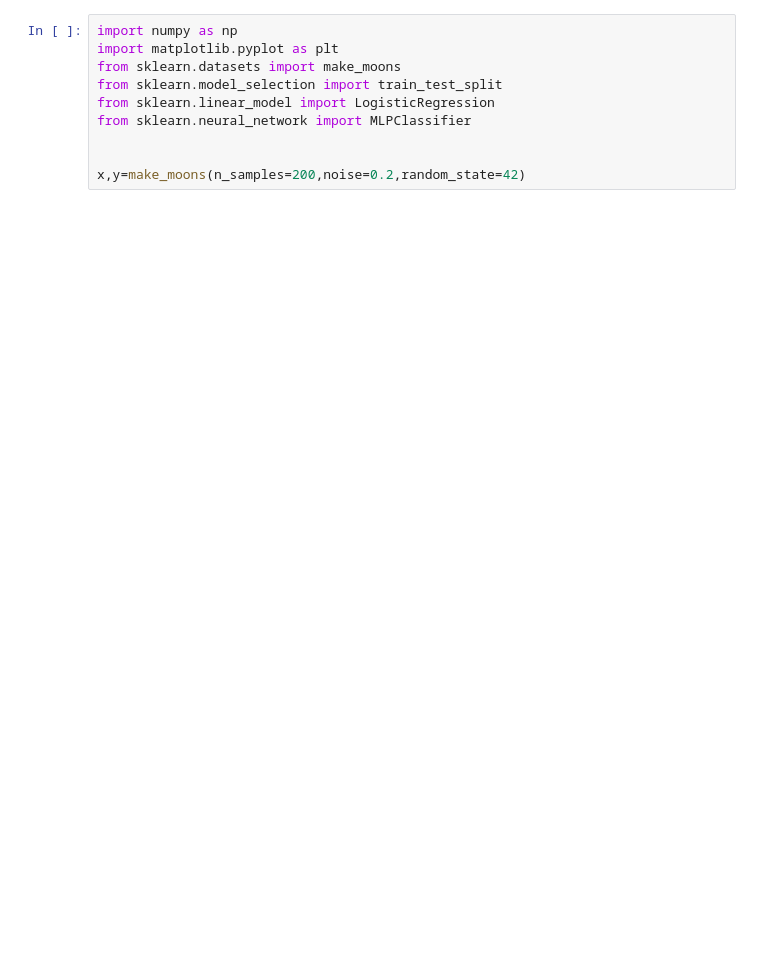
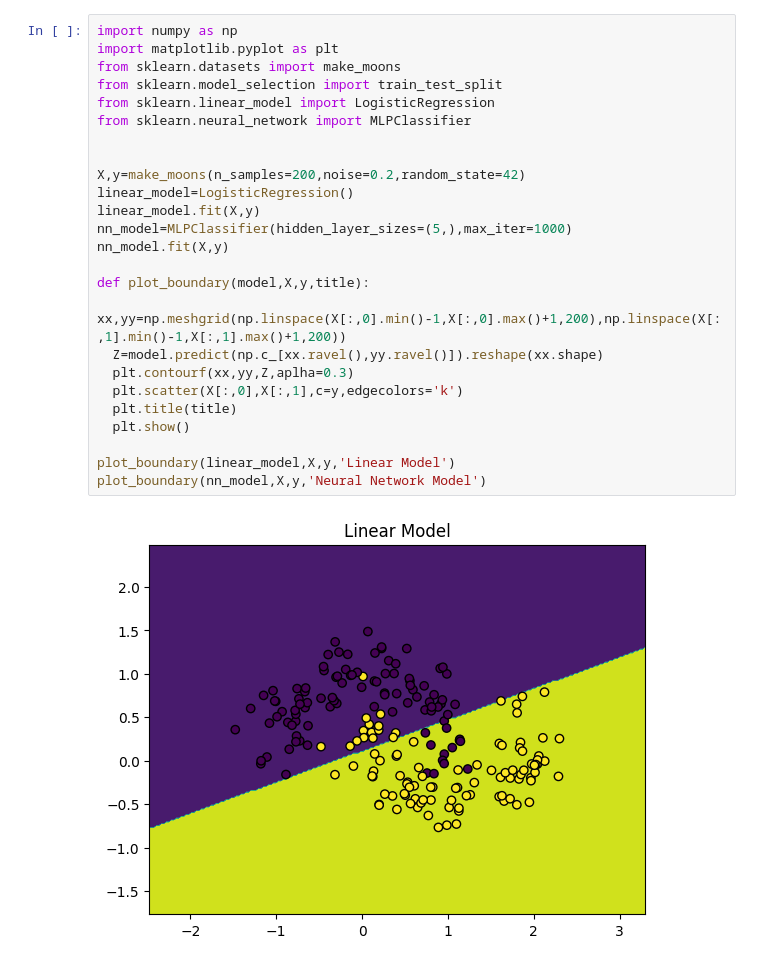
Before and after one commit to Devansh-AIML/2201641640019, a Jupyter notebook: chapter_appendix-tools-for-deep-learning/jupyter.ipynb, the cells around one changed output. Cells and saved outputs as stored; diff of their text form; blank space fills up the shorter version.

```diff
--- a/chapter_appendix-tools-for-deep-learning/jupyter.ipynb
+++ b/chapter_appendix-tools-for-deep-learning/jupyter.ipynb
@@ -154,10 +154,27 @@ jupyter nbextension enable execute_time/ExecuteTime
 # %%
 import numpy as np
 import matplotlib.pyplot as plt
 from sklearn.datasets import make_moons
 from sklearn.model_selection import train_test_split
 from sklearn.linear_model import LogisticRegression
 from sklearn.neural_network import MLPClassifier
 
 
-x,y=make_moons(n_samples=200,noise=0.2,random_state=42)
+X,y=make_moons(n_samples=200,noise=0.2,random_state=42)
+linear_model=LogisticRegression()
+linear_model.fit(X,y)
+nn_model=MLPClassifier(hidden_layer_sizes=(5,),max_iter=1000)
+nn_model.fit(X,y)
+
+def plot_boundary(model,X,y,title):
+  xx,yy=np.meshgrid(np.linspace(X[:,0].min()-1,X[:,0].max()+1,200),np.linspace(X[:,1].min()-1,X[:,1].max()+1,200))
+  Z=model.predict(np.c_[xx.ravel(),yy.ravel()]).reshape(xx.shape)
+  plt.contourf(xx,yy,Z,aplha=0.3)
+  plt.scatter(X[:,0],X[:,1],c=y,edgecolors='k')
+  plt.title(title)
+  plt.show()
+
+plot_boundary(linear_model,X,y,'Linear Model')
+plot_boundary(nn_model,X,y,'Neural Network Model')
+# %% [output]
+[figure, added]
```
Also changed, not shown: parts of 1 cell of this notebook.
